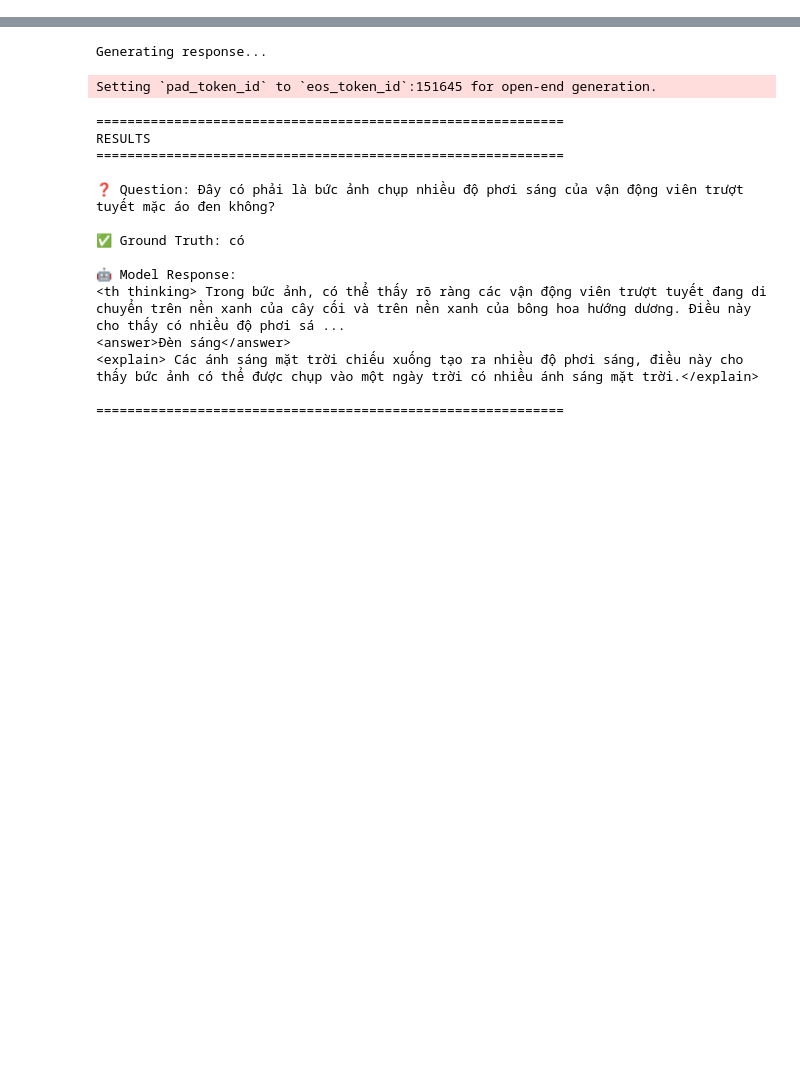
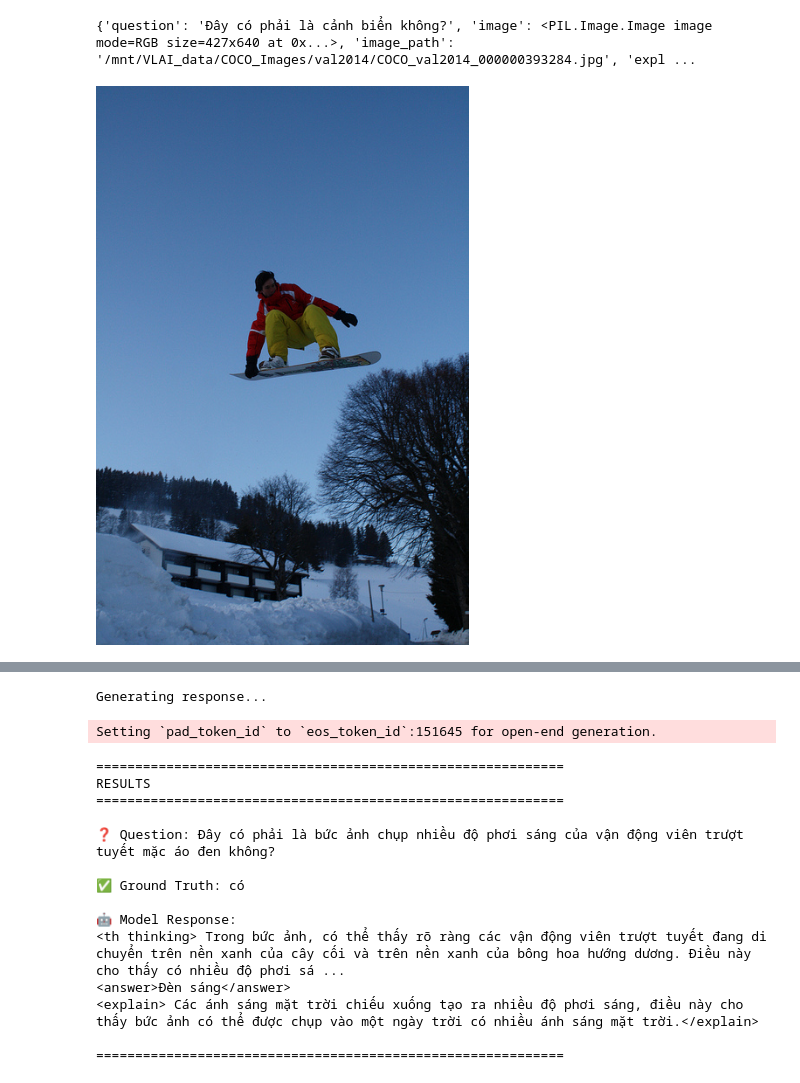
Before and after one commit to duongtruongbinh/vqa-nle, a Jupyter notebook: notebooks/inferences_vlms.ipynb, the cells around one changed output, grey strips where cells are left out. Cells and saved outputs as stored; diff of their text form; code cells hidden in the pictures; blank space fills up the shorter version.

Commit message:
test prompt visual-COT

```diff
--- a/notebooks/inferences_vlms.ipynb
+++ b/notebooks/inferences_vlms.ipynb
@@ -33,2 +73,9 @@ print(samples[0])
+# %%
+ID = 1
+print(samples[ID])
+display(samples[ID]['image'])
+# %% [output]
+{'question': 'Đây có phải là cảnh biển không?', 'image': <PIL.Image.Image image mode=RGB size=427x640 at 0x...>, 'image_path': '/mnt/VLAI_data/COCO_Images/val2014/COCO_val2014_000000393284.jpg', 'expl ...
+[figure, added]
 # %%
 SYSTEM_PROMPT_VIVQA_ENHANCED = (
```
Also changed, not shown: parts of 10 cells of this notebook, 21 other files.
